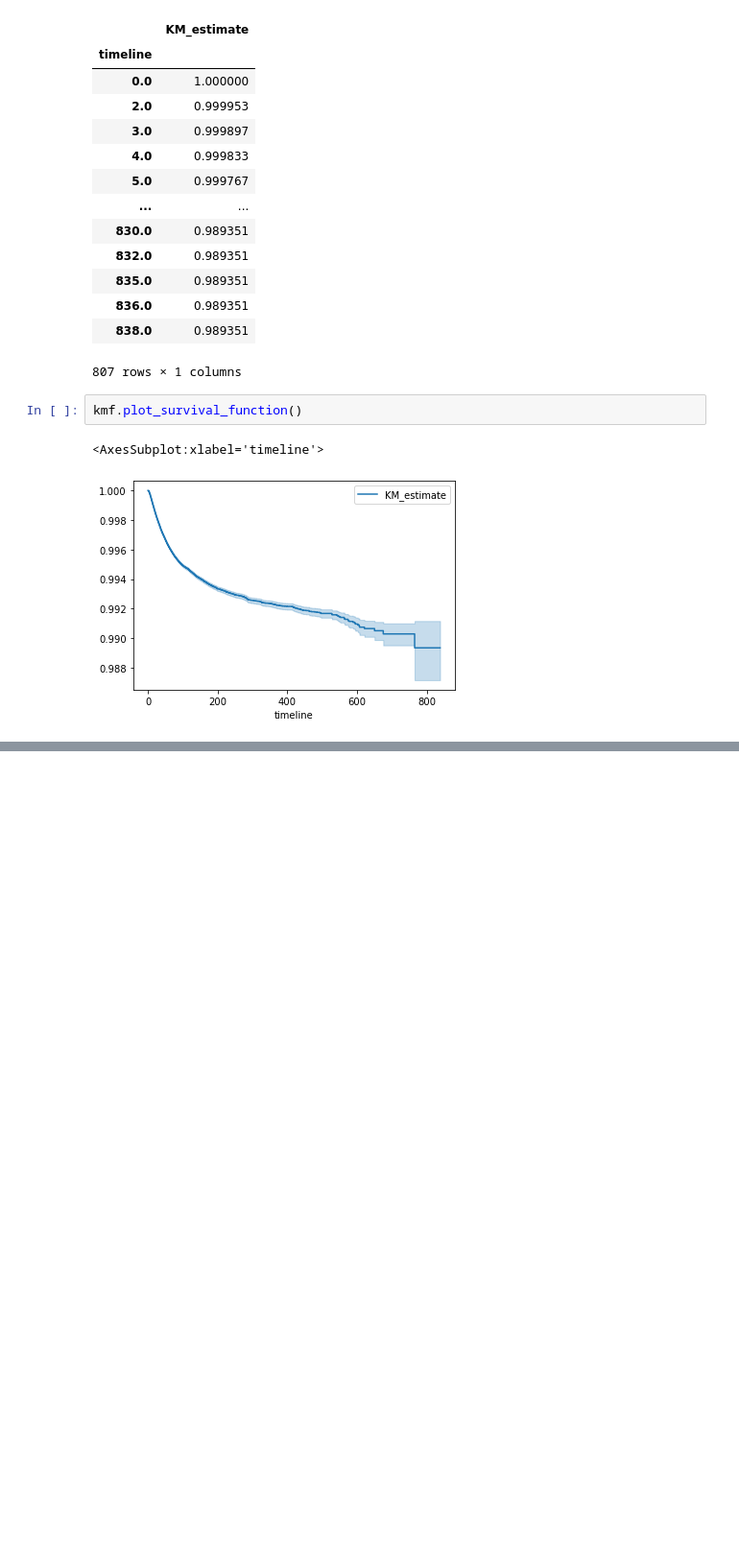
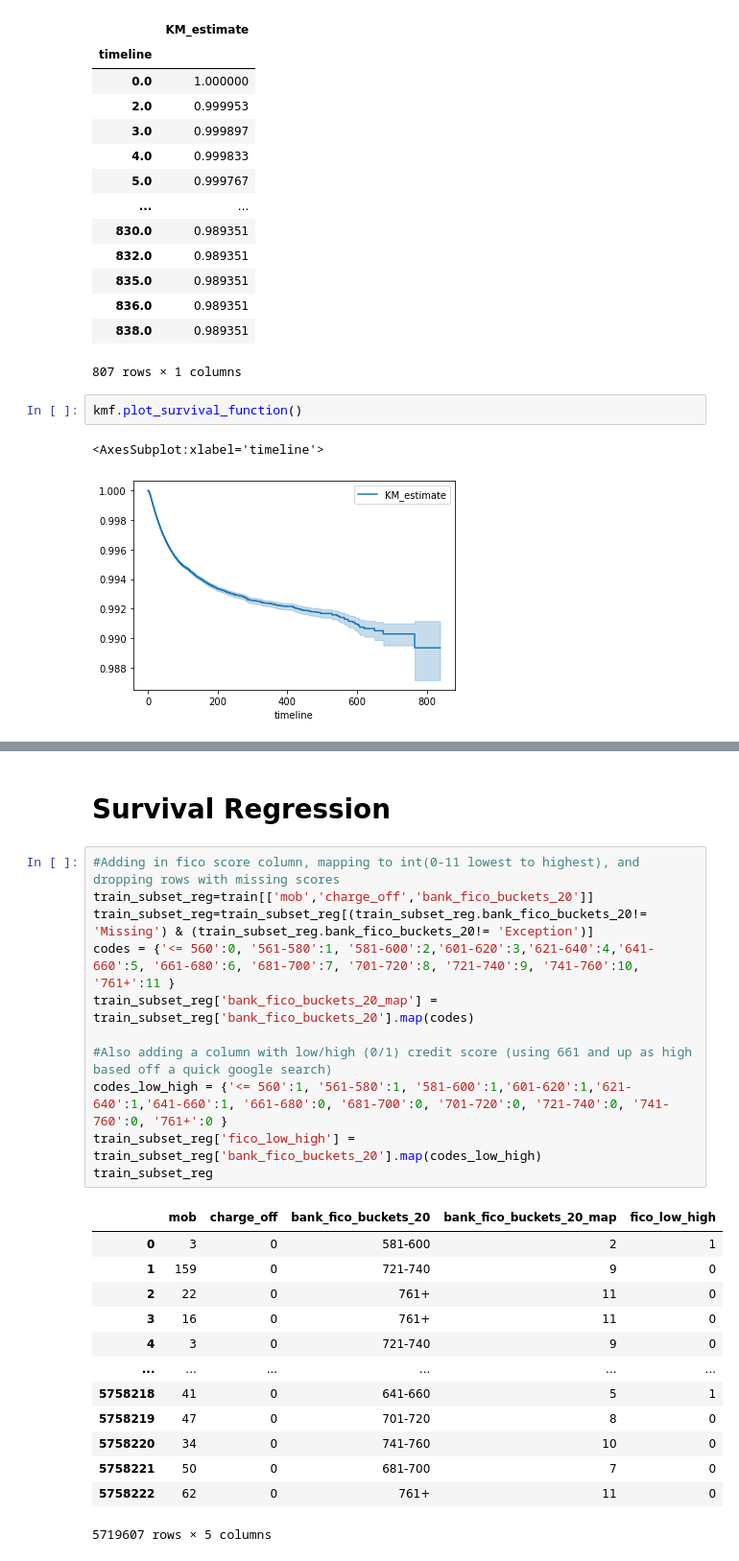
Before and after one commit to jackiec1998/uiuc-datathon-2023, a Jupyter notebook: survival_analysis.ipynb, the cells around one changed output, grey strips where cells are left out. Shown at 96% size. Drawn from its saved outputs; the diff is of its cells as text; blank space fills up the shorter version.

```diff
--- a/survival_analysis.ipynb
+++ b/survival_analysis.ipynb
@@ -106,0 +133,27 @@ kmf.plot_survival_function()
+# %% [markdown]
+# Survival Regression
+# %%
+#Adding in fico score column, mapping to int(0-11 lowest to highest), and dropping rows with missing scores
+train_subset_reg=train[['mob','charge_off','bank_fico_buckets_20']]
+train_subset_reg=train_subset_reg[(train_subset_reg.bank_fico_buckets_20!= 'Missing') & (train_subset_reg.bank_fico_buckets_20!= 'Exception')]
+codes = {'<= 560':0, '561-580':1, '581-600':2,'601-620':3,'621-640':4,'641-660':5, '661-680':6, '681-700':7, '701-720':8, '721-740':9, '741-760':10, '761+':11 }
+train_subset_reg['bank_fico_buckets_20_map'] = train_subset_reg['bank_fico_buckets_20'].map(codes)
+
+#Also adding a column with low/high (0/1) credit score (using 661 and up as high based off a quick google search)
+codes_low_high = {'<= 560':1, '561-580':1, '581-600':1,'601-620':1,'621-640':1,'641-660':1, '661-680':0, '681-700':0, '701-720':0, '721-740':0, '741-760':0, '761+':0 }
+train_subset_reg['fico_low_high'] = train_subset_reg['bank_fico_buckets_20'].map(codes_low_high)
+train_subset_reg
+# %% [output]
+|  | mob | charge_off | bank_fico_buckets_20 | bank_fico_buckets_20_map | fico_low_high |
+| 0 | 3 | 0 | 581-600 | 2 | 1 |
+| 1 | 159 | 0 | 721-740 | 9 | 0 |
+| 2 | 22 | 0 | 761+ | 11 | 0 |
+| 3 | 16 | 0 | 761+ | 11 | 0 |
+| 4 | 3 | 0 | 721-740 | 9 | 0 |
+| ... | ... | ... | ... | ... | ... |
+| 5758218 | 41 | 0 | 641-660 | 5 | 1 |
+| 5758219 | 47 | 0 | 701-720 | 8 | 0 |
+| 5758220 | 34 | 0 | 741-760 | 10 | 0 |
+| 5758221 | 50 | 0 | 681-700 | 7 | 0 |
+| 5758222 | 62 | 0 | 761+ | 11 | 0 |
+5719607 rows × 5 columns
```
Also changed, not shown: parts of 9 cells of this notebook.
